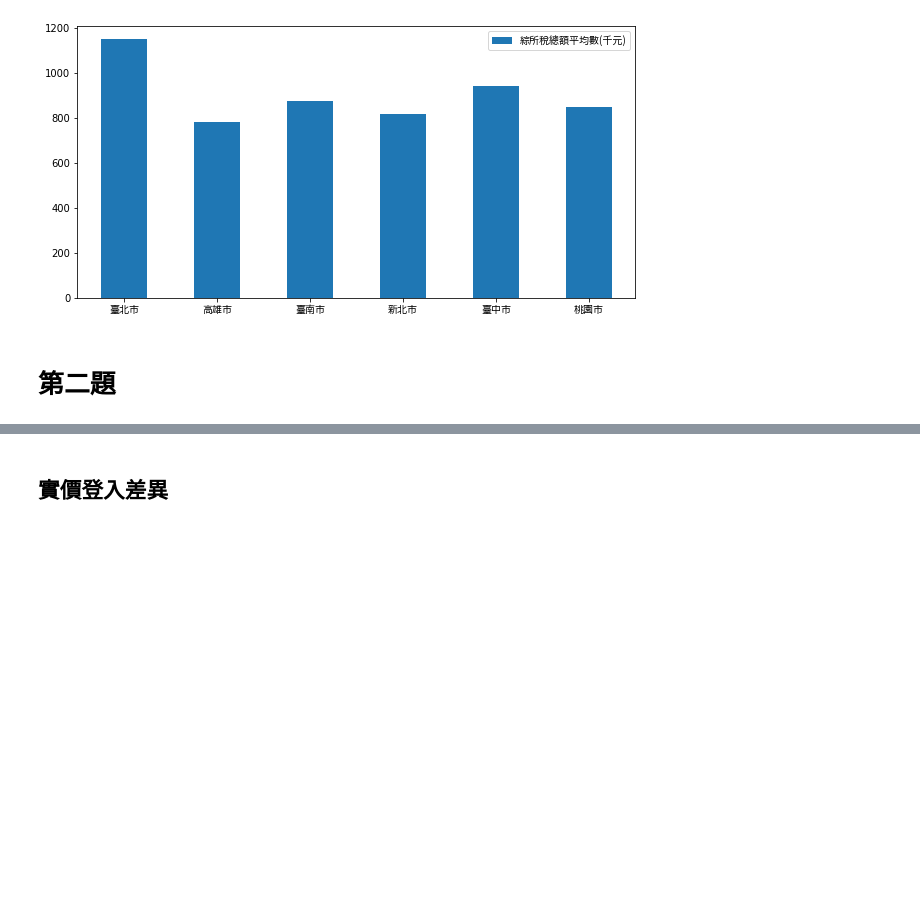
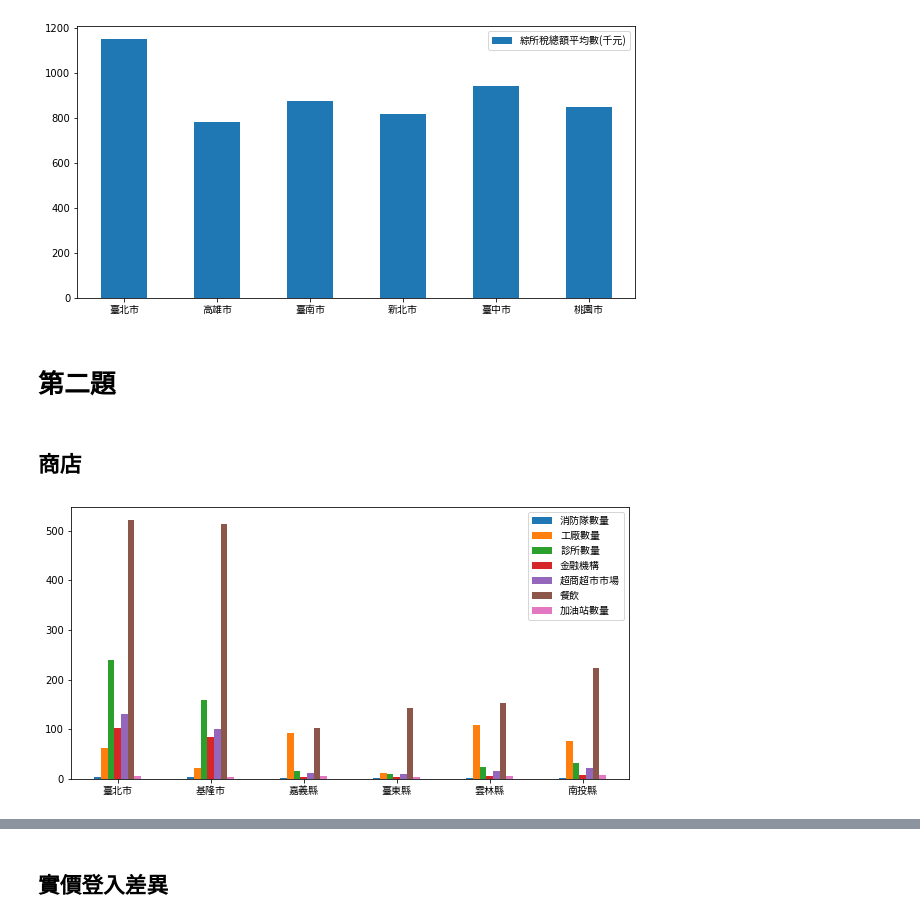
Before and after one commit to yee23456/AI_problem_analysis, a Jupyter notebook: 作業二_沈睿朋.ipynb, the cells around one changed output, grey strips where cells are left out. Cells and saved outputs as stored; diff of their text form; code cells hidden in the pictures; blank space fills up the shorter version.

```diff
--- a/作業二_沈睿朋.ipynb
+++ b/作業二_沈睿朋.ipynb
@@ -78,7 +78,7 @@ city_data_older = data.groupby('縣市').mean().sort_values('older_precent')[::-
 city_list_older = city_data_older.index.tolist()
 city_older = pd.DataFrame(city_data_older,city_list_older)
 # %%
-def first_6(data_name,n):
+def first_6(data_name,n,p):
   axes = data_name[n][:6].plot.bar(rot = 0)
   return Drow_P(axes)
 
@@ -137,3 +137,9 @@ city_6(city_older,'綜所稅總額平均數(千元)',[2,12,13,15,17,-2])
 city_D_OLP = data.groupby('縣市').mean().sort_values('older_lonely_precent')[::-1]
 city_L_OLP = city_D_OLP.index.tolist()
 city_OLP = pd.DataFrame(city_D_OLP,city_L_OLP)
+# %% [markdown]
+## 商店
+# %%
+first_6(city_OLP,y)
+# %% [output]
+[figure, added]
```
Also changed, not shown: parts of 3 cells of this notebook.
